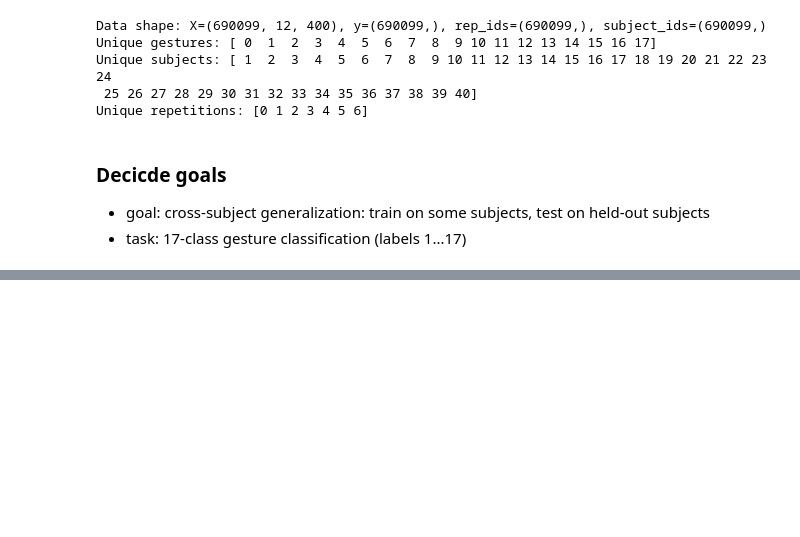
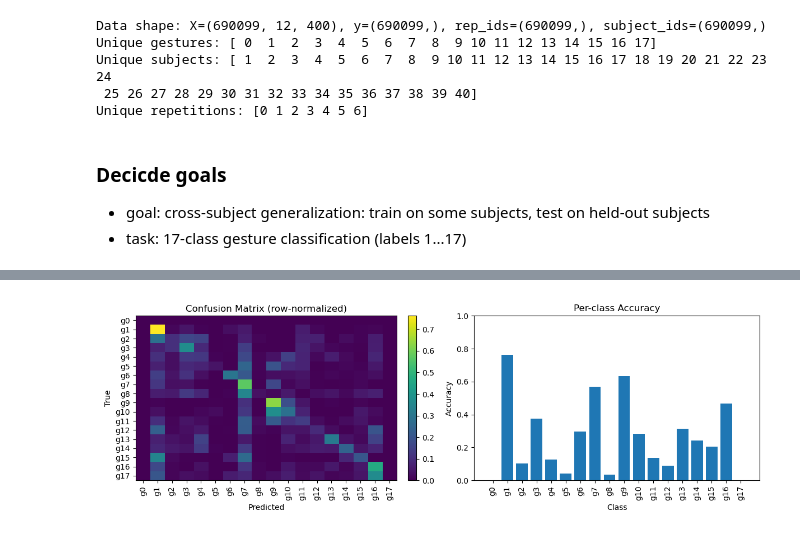
Before and after one commit to sumachinta/emg-gesture-classification-ninapro, a Jupyter notebook: notebooks/04_cnn.ipynb, the cells around one changed output, grey strips where cells are left out. Saved outputs shown, nothing was run; the diff lists cells and outputs as text; code cells hidden in the pictures; blank space fills up the shorter version.

```diff
--- a/notebooks/04_cnn.ipynb
+++ b/notebooks/04_cnn.ipynb
@@ -132,8 +82,6 @@ val_ds   = EMGDataset(X[val_indices],  y[val_indices], transform=normalize)
 test_ds  = EMGDataset(X[test_indices], y[test_indices], transform=normalize)
 # %%
 num_classes = len(np.unique(y))
-n_channels, len_of_samples = X_train.shape[1], X_train.shape[2]
-print("X shape:", X_train.shape, "| n_channels,len_of_samples=", n_channels, len_of_samples)
 # %%
 device = torch.accelerator.current_accelerator().type if torch.accelerator.is_available() else "cpu"
 print(f"Using {device} device")
@@ -380,0 +349,26 @@ plt.show()
+# %%
+import matplotlib.pyplot as plt
+
+# Normalized CM by true class (rows sum to 1)
+row_sum = cm.sum(axis=1, keepdims=True)
+cm_norm = np.divide(cm, row_sum, out=np.zeros_like(cm, dtype=float), where=row_sum!=0)
+
+fig, axs = plt.subplots(1, 2, figsize=(12, 4))
+
+# Confusion matrix
+im = axs[0].imshow(cm_norm, aspect='auto')
+axs[0].set_title("Confusion Matrix (row-normalized)")
+axs[0].set_xlabel("Predicted"); axs[0].set_ylabel("True")
+axs[0].set_xticks(range(num_classes)); axs[0].set_yticks(range(num_classes))
+axs[0].set_xticklabels(class_names, rotation=90); axs[0].set_yticklabels(class_names)
+fig.colorbar(im, ax=axs[0], fraction=0.046, pad=0.04)
+
+# Per-class accuracy
+axs[1].bar(range(num_classes), per_class_acc)
+axs[1].set_title("Per-class Accuracy")
+axs[1].set_xlabel("Class"); axs[1].set_ylabel("Accuracy")
+axs[1].set_xticks(range(num_classes)); axs[1].set_xticklabels(class_names, rotation=90)
+axs[1].set_ylim(0, 1.0)
+plt.tight_layout(); plt.show()
+# %% [output]
+[figure, added]
```
Also changed, not shown: parts of 18 cells of this notebook.
